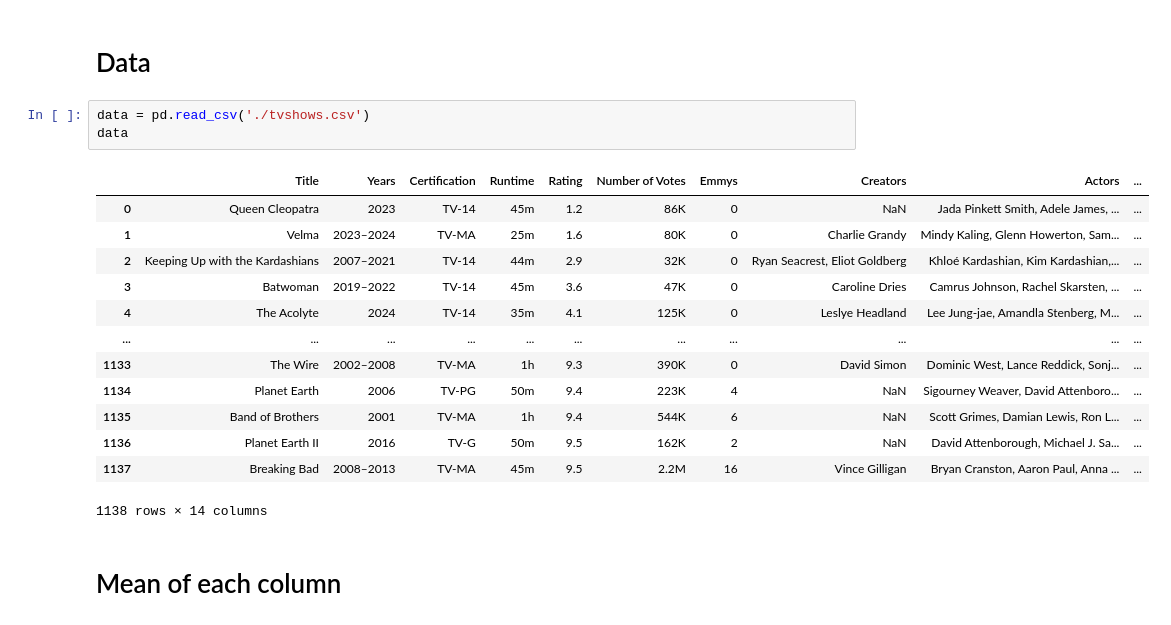
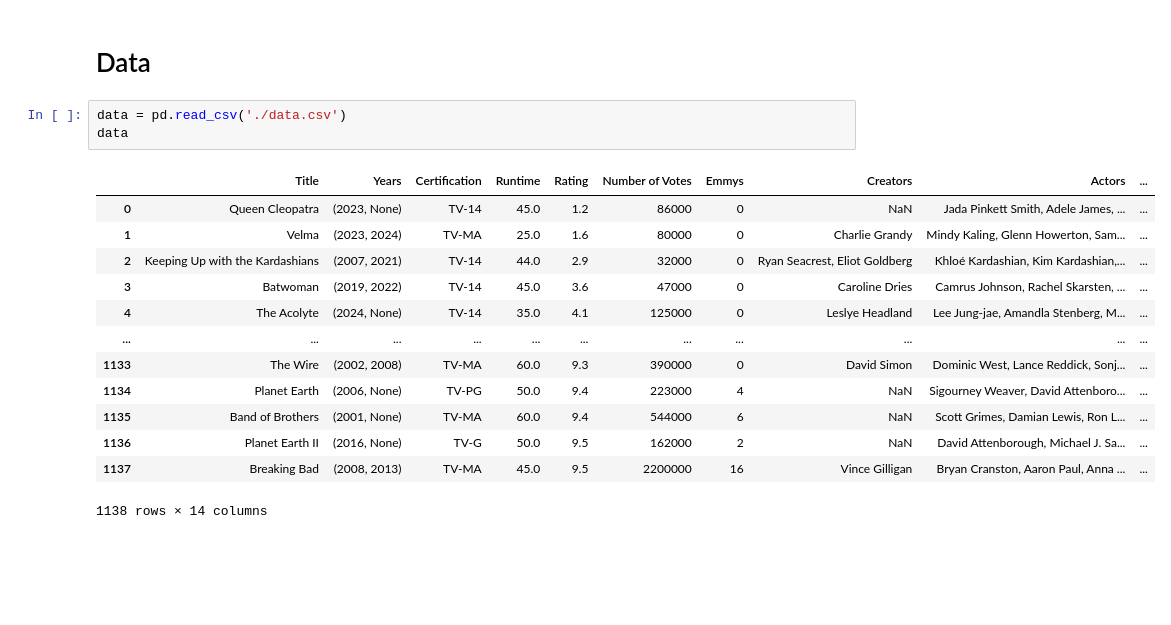
Before and after one commit to Snag69/Data-Science, a Jupyter notebook: question.ipynb, the cells around one changed output. Drawn from its saved outputs; the diff is of its cells as text; blank space fills up the shorter version.

```diff
--- a/question.ipynb
+++ b/question.ipynb
@@ -6,21 +6,19 @@ import seaborn as sns
 # %% [markdown]
 # Data
 # %%
-data = pd.read_csv('./tvshows.csv')
+data = pd.read_csv('./data.csv')
 data
 # %% [output]
 |  | Title | Years | Certification | Runtime | Rating | Number of Votes | Emmys | Creators | Actors | ... |
-| 0 | Queen Cleopatra | 2023 | TV-14 | 45m | 1.2 | 86K | 0 | NaN | Jada Pinkett Smith, Adele James, ... | ... |
-| 1 | Velma | 2023–2024 | TV-MA | 25m | 1.6 | 80K | 0 | Charlie Grandy | Mindy Kaling, Glenn Howerton, Sam... | ... |
-| 2 | Keeping Up with the Kardashians | 2007–2021 | TV-14 | 44m | 2.9 | 32K | 0 | Ryan Seacrest, Eliot Goldberg | Khloé Kardashian, Kim Kardashian,... | ... |
-| 3 | Batwoman | 2019–2022 | TV-14 | 45m | 3.6 | 47K | 0 | Caroline Dries | Camrus Johnson, Rachel Skarsten, ... | ... |
-| 4 | The Acolyte | 2024 | TV-14 | 35m | 4.1 | 125K | 0 | Leslye Headland | Lee Jung-jae, Amandla Stenberg, M... | ... |
+| 0 | Queen Cleopatra | (2023, None) | TV-14 | 45.0 | 1.2 | 86000 | 0 | NaN | Jada Pinkett Smith, Adele James, ... | ... |
+| 1 | Velma | (2023, 2024) | TV-MA | 25.0 | 1.6 | 80000 | 0 | Charlie Grandy | Mindy Kaling, Glenn Howerton, Sam... | ... |
+| 2 | Keeping Up with the Kardashians | (2007, 2021) | TV-14 | 44.0 | 2.9 | 32000 | 0 | Ryan Seacrest, Eliot Goldberg | Khloé Kardashian, Kim Kardashian,... | ... |
+| 3 | Batwoman | (2019, 2022) | TV-14 | 45.0 | 3.6 | 47000 | 0 | Caroline Dries | Camrus Johnson, Rachel Skarsten, ... | ... |
+| 4 | The Acolyte | (2024, None) | TV-14 | 35.0 | 4.1 | 125000 | 0 | Leslye Headland | Lee Jung-jae, Amandla Stenberg, M... | ... |
 | ... | ... | ... | ... | ... | ... | ... | ... | ... | ... | ... |
-| 1133 | The Wire | 2002–2008 | TV-MA | 1h | 9.3 | 390K | 0 | David Simon | Dominic West, Lance Reddick, Sonj... | ... |
-| 1134 | Planet Earth | 2006 | TV-PG | 50m | 9.4 | 223K | 4 | NaN | Sigourney Weaver, David Attenboro... | ... |
-| 1135 | Band of Brothers | 2001 | TV-MA | 1h | 9.4 | 544K | 6 | NaN | Scott Grimes, Damian Lewis, Ron L... | ... |
-| 1136 | Planet Earth II | 2016 | TV-G | 50m | 9.5 | 162K | 2 | NaN | David Attenborough, Michael J. Sa... | ... |
-| 1137 | Breaking Bad | 2008–2013 | TV-MA | 45m | 9.5 | 2.2M | 16 | Vince Gilligan | Bryan Cranston, Aaron Paul, Anna ... | ... |
+| 1133 | The Wire | (2002, 2008) | TV-MA | 60.0 | 9.3 | 390000 | 0 | David Simon | Dominic West, Lance Reddick, Sonj... | ... |
+| 1134 | Planet Earth | (2006, None) | TV-PG | 50.0 | 9.4 | 223000 | 4 | NaN | Sigourney Weaver, David Attenboro... | ... |
+| 1135 | Band of Brothers | (2001, None) | TV-MA | 60.0 | 9.4 | 544000 | 6 | NaN | Scott Grimes, Damian Lewis, Ron L... | ... |
+| 1136 | Planet Earth II | (2016, None) | TV-G | 50.0 | 9.5 | 162000 | 2 | NaN | David Attenborough, Michael J. Sa... | ... |
+| 1137 | Breaking Bad | (2008, 2013) | TV-MA | 45.0 | 9.5 | 2200000 | 16 | Vince Gilligan | Bryan Cranston, Aaron Paul, Anna ... | ... |
 1138 rows × 14 columns
-# %% [markdown]
-# Mean of each column
```
Also changed, not shown: parts of 56 cells of this notebook.
